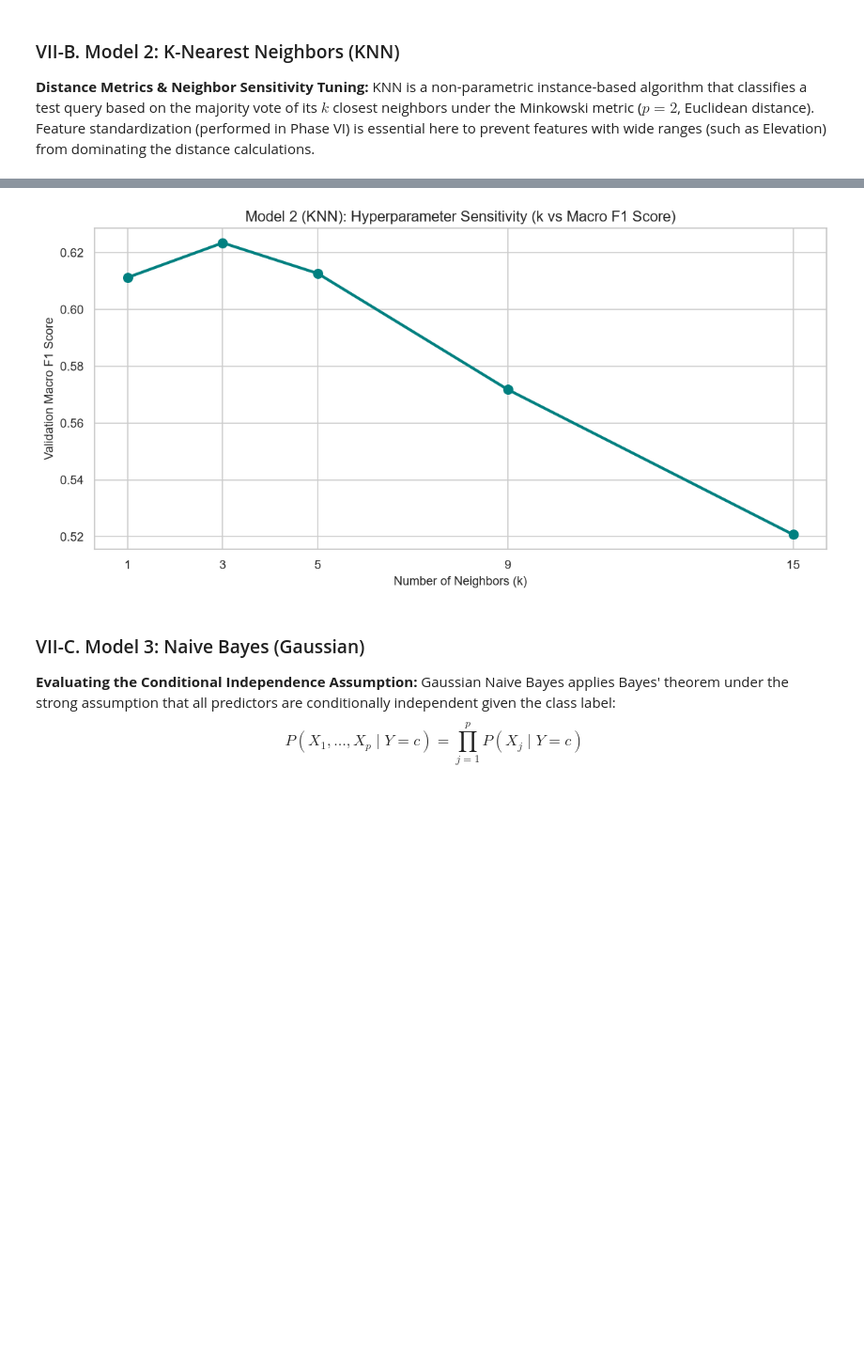
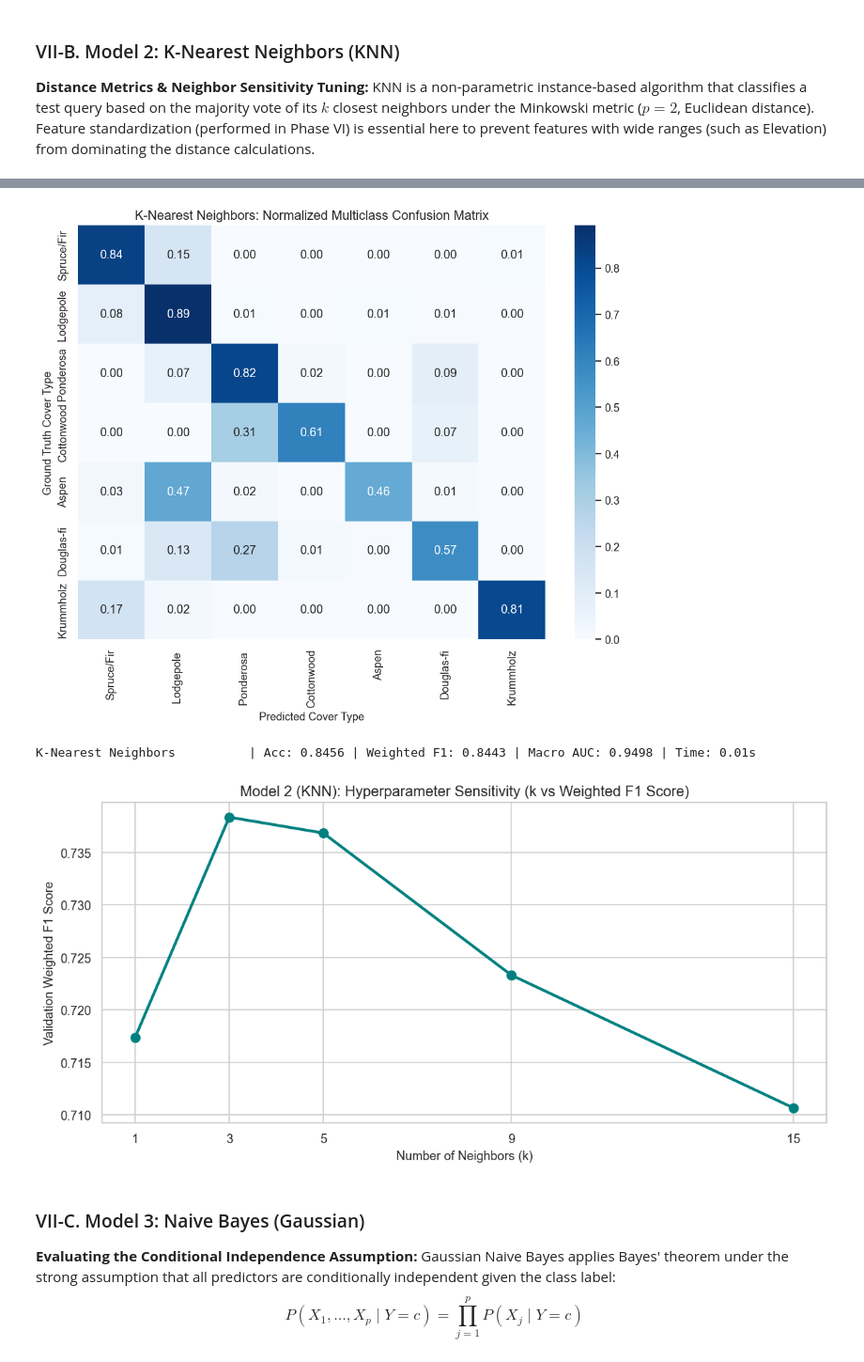
Before and after one commit to BETTlM/Sem5MachineLearning, a Jupyter notebook: notebooks/classification.ipynb, the cells around one changed output, grey strips where cells are left out. Shown at 94% size. Saved outputs shown, nothing was run; the diff lists cells and outputs as text; code cells hidden in the pictures; blank space fills up the shorter version.

```diff
--- a/notebooks/classification.ipynb
+++ b/notebooks/classification.ipynb
@@ -478,7 +558,8 @@ knn, _ = evaluate_model(
     "K-Nearest Neighbors",
     knn,
     X_train_p[:knn_limit],
-    y_train.iloc[:knn_limit] if hasattr(y_train, "iloc") else y_train[:knn_limit]
+    y_train.iloc[:knn_limit] if hasattr(y_train, "iloc") else y_train[:knn_limit],
+    cm_key="m2_knn_confusion_matrix",
 )
 
 # Diagnostic Visualization: Sensitivity curve for k-neighbors
@@ -490,13 +571,13 @@ for k in k_values:
     temp_knn = KNeighborsClassifier(n_neighbors=k, weights="distance")
     temp_knn.fit(X_train_p[:5000], y_train.iloc[:5000] if hasattr(y_train, "iloc") else y_train[:5000])
     pred = temp_knn.predict(sub_eval_x)
-    k_scores.append(f1_score(sub_eval_y, pred, average="macro", zero_division=0))
+    k_scores.append(f1_score(sub_eval_y, pred, average="weighted", zero_division=0))
 
 fig, ax = plt.subplots(figsize=(10, 5))
 ax.plot(k_values, k_scores, marker='o', linewidth=2.5, color="teal", markersize=8)
-ax.set_title("Model 2 (KNN): Hyperparameter Sensitivity (k vs Macro F1 Score)")
+ax.set_title("Model 2 (KNN): Hyperparameter Sensitivity (k vs Weighted F1 Score)")
 ax.set_xlabel("Number of Neighbors (k)")
-ax.set_ylabel("Validation Macro F1 Score")
+ax.set_ylabel("Validation Weighted F1 Score")
 ax.set_xticks(k_values)
 register_fig("m2_knn_sensitivity", fig)
 # %% [output]
@@ -505,4 +585,6 @@ K-Nearest Neighbors          | Acc: 0.8456 | Macro F1: 0.7313 | Macro AUC: 0.949
-[figure, old version]
+[figure, new version]
+K-Nearest Neighbors          | Acc: 0.8456 | Weighted F1: 0.8443 | Macro AUC: 0.9498 | Time: 0.01s
+[figure, added]
 # %% [markdown]
 ### VII-C. Model 3: Naive Bayes (Gaussian)
 **Evaluating the Conditional Independence Assumption:**
```
Also changed, not shown: parts of 28 cells of this notebook, 39 other files.
